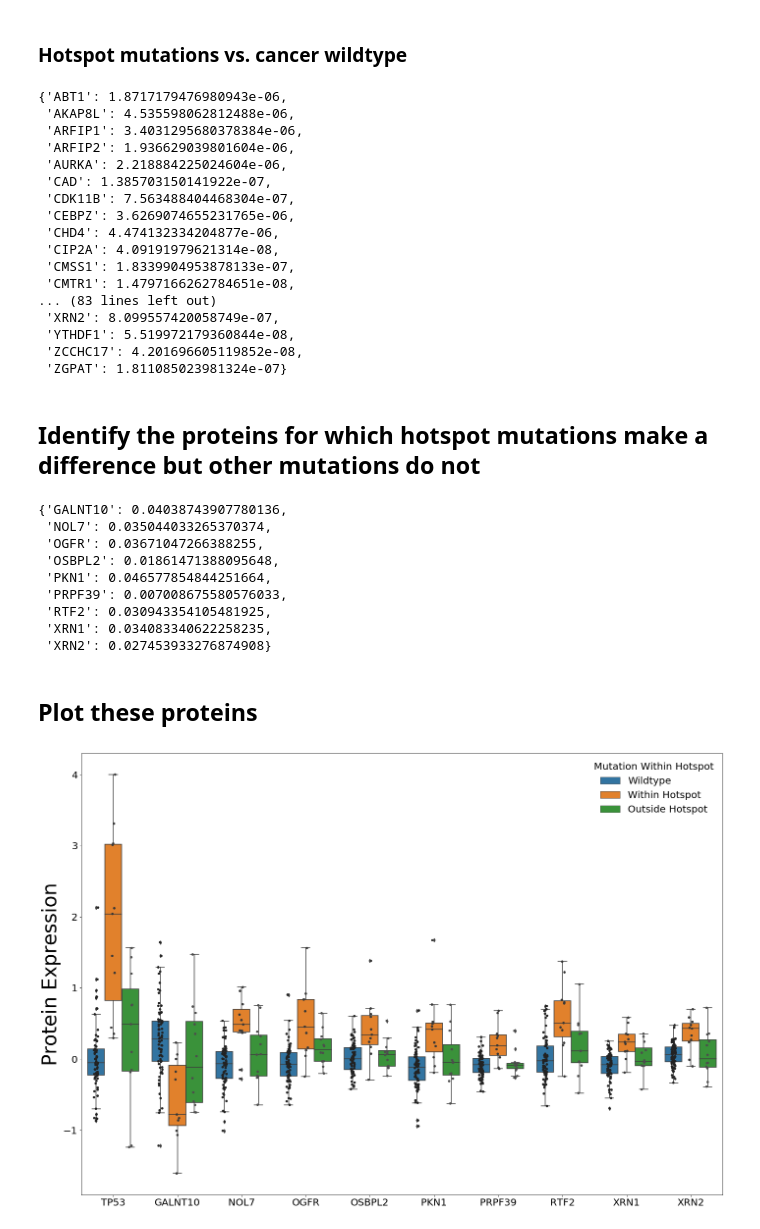
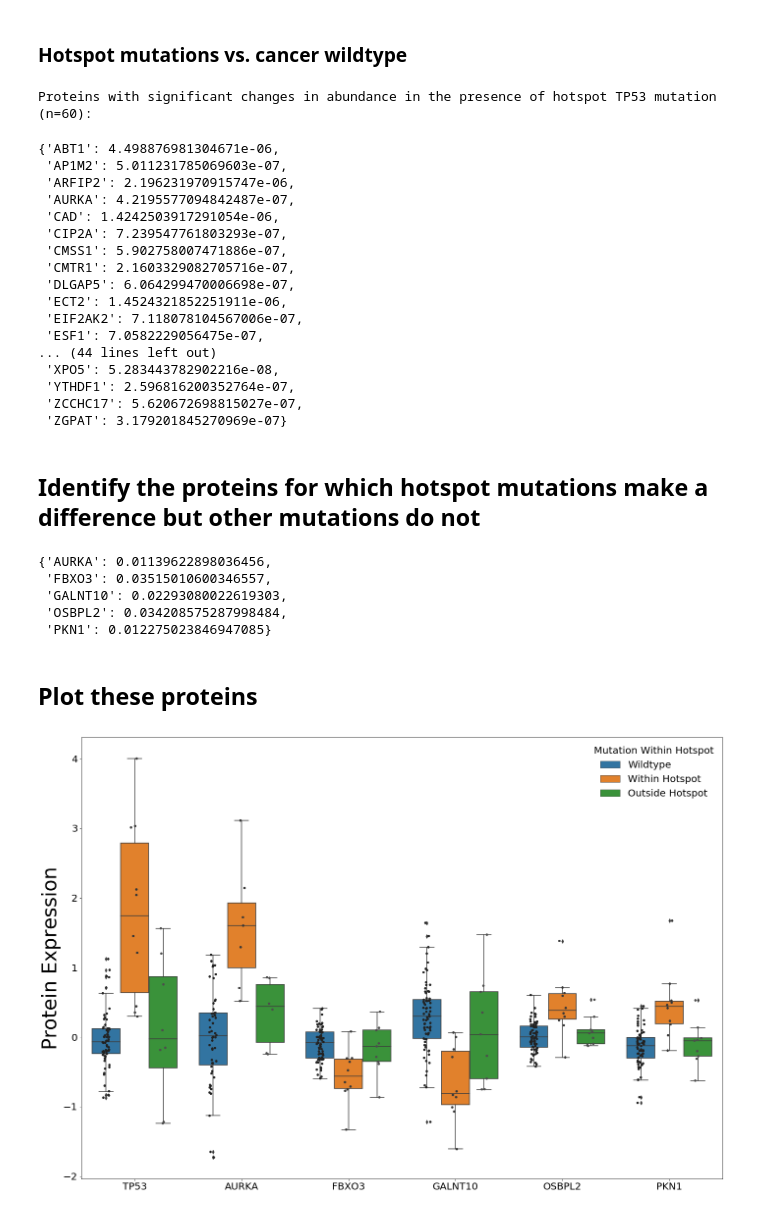
Before and after one commit to PayneLab/UCEC-clinical-stat-analysis, a Jupyter notebook: TP53_Final_Story/3_TP53_All_Proteins.ipynb, the cells around one changed output. Drawn from its saved outputs; the diff is of its cells as text; code cells hidden in the pictures.

```diff
--- a/TP53_Final_Story/3_TP53_All_Proteins.ipynb
+++ b/TP53_Final_Story/3_TP53_All_Proteins.ipynb
@@ -110,8 +128,6 @@ significant_all_mut_wt
 ### Mutations outside of the hotspot vs. cancer wildtype
 # %%
 significant_nonhspt_wt = {}
-# Bonferroni correction of p-value significance cutoff to account for multiple hypothesis testing
-pcutoff = 0.05 / len(proteomics.columns)
 
 # Go through every protein in our proteomics dataframe
 for protein in proteomics.columns:
@@ -132,5 +148,6 @@ for protein in proteomics.columns:
         if ttest[1] <= pcutoff:
             significant_nonhspt_wt[protein] = ttest[1]
 
+print('Proteins with significant changes in abundance in the presence of non-hotspot TP53 mutation (n=' + str(len(significant_nonhspt_wt)) + '):\n')
 significant_nonhspt_wt
 # %% [output]
@@ -155,9 +173,8 @@ significant_nonhspt_wt
 ### Hotspot mutations vs. cancer wildtype
 # %%
 significant_htspt_wt = {}
-# Bonferroni correction of p-value significance cutoff to account for multiple hypothesis testing
-pcutoff = 0.05 / len(proteomics.columns)
 
+# Go through every protein in our proteomics dataframe
 for protein in proteomics.columns:
     if (protein != 'idx') and (protein != gene):
         # Create dataframe with mutation status of TP53 with proteomics of the given protein
@@ -176,30 +193,32 @@ for protein in proteomics.columns:
         if ttest[1] <= pcutoff:
             significant_htspt_wt[protein] = ttest[1]
 
+print('Proteins with significant changes in abundance in the presence of hotspot TP53 mutation (n=' + str(len(significant_htspt_wt)) + '):\n')
 significant_htspt_wt
 # %% [output]
-{'ABT1': 1.8717179476980943e-06,
- 'AKAP8L': 4.535598062812488e-06,
- 'ARFIP1': 3.4031295680378384e-06,
- 'ARFIP2': 1.936629039801604e-06,
- 'AURKA': 2.218884225024604e-06,
- 'CAD': 1.385703150141922e-07,
- 'CDK11B': 7.563488404468304e-07,
- 'CEBPZ': 3.6269074655231765e-06,
- 'CHD4': 4.474132334204877e-06,
- 'CIP2A': 4.09191979621314e-08,
- 'CMSS1': 1.8339904953878133e-07,
- 'CMTR1': 1.4797166262784651e-08,
-... (83 lines left out)
- 'XRN2': 8.099557420058749e-07,
- 'YTHDF1': 5.519972179360844e-08,
- 'ZCCHC17': 4.201696605119852e-08,
- 'ZGPAT': 1.811085023981324e-07}
+Proteins with significant changes in abundance in the presence of hotspot TP53 mutation (n=60):
+{'ABT1': 4.498876981304671e-06,
+ 'AP1M2': 5.011231785069603e-07,
+ 'ARFIP2': 2.196231970915747e-06,
+ 'AURKA': 4.2195577094842487e-07,
+ 'CAD': 1.4242503917291054e-06,
+ 'CIP2A': 7.239547761803293e-07,
+ 'CMSS1': 5.902758007471886e-07,
+ 'CMTR1': 2.1603329082705716e-07,
+ 'DLGAP5': 6.064299470006698e-07,
+ 'ECT2': 1.4524321852251911e-06,
+ 'EIF2AK2': 7.118078104567006e-07,
+ 'ESF1': 7.0582229056475e-07,
+... (44 lines left out)
+ 'XPO5': 5.283443782902216e-08,
+ 'YTHDF1': 2.596816200352764e-07,
+ 'ZCCHC17': 5.620672698815027e-07,
+ 'ZGPAT': 3.179201845270969e-07}
 # %% [markdown]
 ## Identify the proteins for which hotspot mutations make a difference but other mutations do not
 # %%
 # Find proteins that are in the significant_htspt list but NOT in the significant_nonhotspot list
-only_htspt = {k:v for k,v in significant_htspt_wt.items() if k not in significant_nonhspt_wt}
+only_htspt = {k:v for k,v in significant_htspt_wt.items() if k not in significant_nonhspt_wt and k not in significant_all_mut_wt}
 
 # Of these proteins, test for ones where there is a significant difference betwenn hotspot and non-hotspot mutations
 hotspot_difference = {}
@@ -223,28 +242,14 @@ for protein, pval in only_htspt.items():
 
 hotspot_difference
 # %% [output]
-{'GALNT10': 0.04038743907780136,
- 'NOL7': 0.035044033265370374,
- 'OGFR': 0.03671047266388255,
- 'OSBPL2': 0.01861471388095648,
- 'PKN1': 0.046577854844251664,
- 'PRPF39': 0.007008675580576033,
- 'RTF2': 0.030943354105481925,
- 'XRN1': 0.034083340622258235,
- 'XRN2': 0.027453933276874908}
+{'AURKA': 0.01139622898036456,
+ 'FBXO3': 0.03515010600346557,
+ 'GALNT10': 0.02293080022619303,
+ 'OSBPL2': 0.034208575287998484,
+ 'PKN1': 0.012275023846947085}
 # %% [markdown]
 ## Plot these proteins
 # %%
-hotspot_difference = {'GALNT10': 0.04038743907780136,
- 'NOL7': 0.035044033265370374,
- 'OGFR': 0.03671047266388255,
- 'OSBPL2': 0.01861471388095648,
- 'PKN1': 0.046577854844251664,
- 'PRPF39': 0.007008675580576033,
- 'RTF2': 0.030943354105481925,
- 'XRN1': 0.034083340622258235,
- 'XRN2': 0.027453933276874908}
-
 proteins_to_plot = []
 for k, v in hotspot_difference.items():
     proteins_to_plot.append(k)
@@ -256,31 +261,31 @@ for protein in proteins_to_plot:
     plotdf = plotdf.join(proteindf)
 
 plotdf['Within_Hotspot'] = 'Outside Hotspot'
 plotdf.loc[hotspot_patients, 'Within_Hotspot'] = 'Within Hotspot'
 plotdf.loc[plotdf['Mutation'] == 'Wildtype', 'Within_Hotspot'] = 'Wildtype'
 plotdf = pd.melt(plotdf, id_vars = ['Mutation', 'Within_Hotspot'], var_name = 'Protein', value_name = 'Proteomics')
 plotdf = plotdf.dropna(axis = 0)
 
 a4_dims = (23.4, 16.54)
 fig, ax = plt.subplots(figsize=a4_dims)
 
 #Create the plot
 boxplt = sns.boxplot(x='Protein', y='Proteomics', hue='Within_Hotspot', hue_order = ['Wildtype', 'Within Hotspot', 'Outside Hotspot'], data=plotdf)
 boxplt = sns.stripplot(data=plotdf, x='Protein', y='Proteomics', hue='Within_Hotspot', hue_order = ['Wildtype', 'Within Hotspot', 'Outside Hotspot'], dodge=True, jitter=True, color='.3')
 
 #Add styling
 boxplt.set_xlabel('')
 boxplt.set_ylabel('Protein Expression', fontsize='40')
 boxplt.tick_params(labelsize='20')
 
 #Adjust legend
 handles, labels = ax.get_legend_handles_labels()
 plt.legend(handles[0:3], ['Wildtype', 'Within Hotspot', 'Outside Hotspot'], title='Mutation Within Hotspot', fontsize='20', frameon=False)
 boxplt.get_legend().get_title().set_fontsize('20')
 boxplt.get_legend().set_bbox_to_anchor((1, 1, 0, 0))
 
 fig = boxplt.get_figure()
 fig.savefig('hotspot_proteins.png', dpi=600)
 plt.show()
 # %% [output]
-[figure, old version]
+[figure, new version]
```
Also changed, not shown: parts of 3 cells of this notebook, 1 other file.
